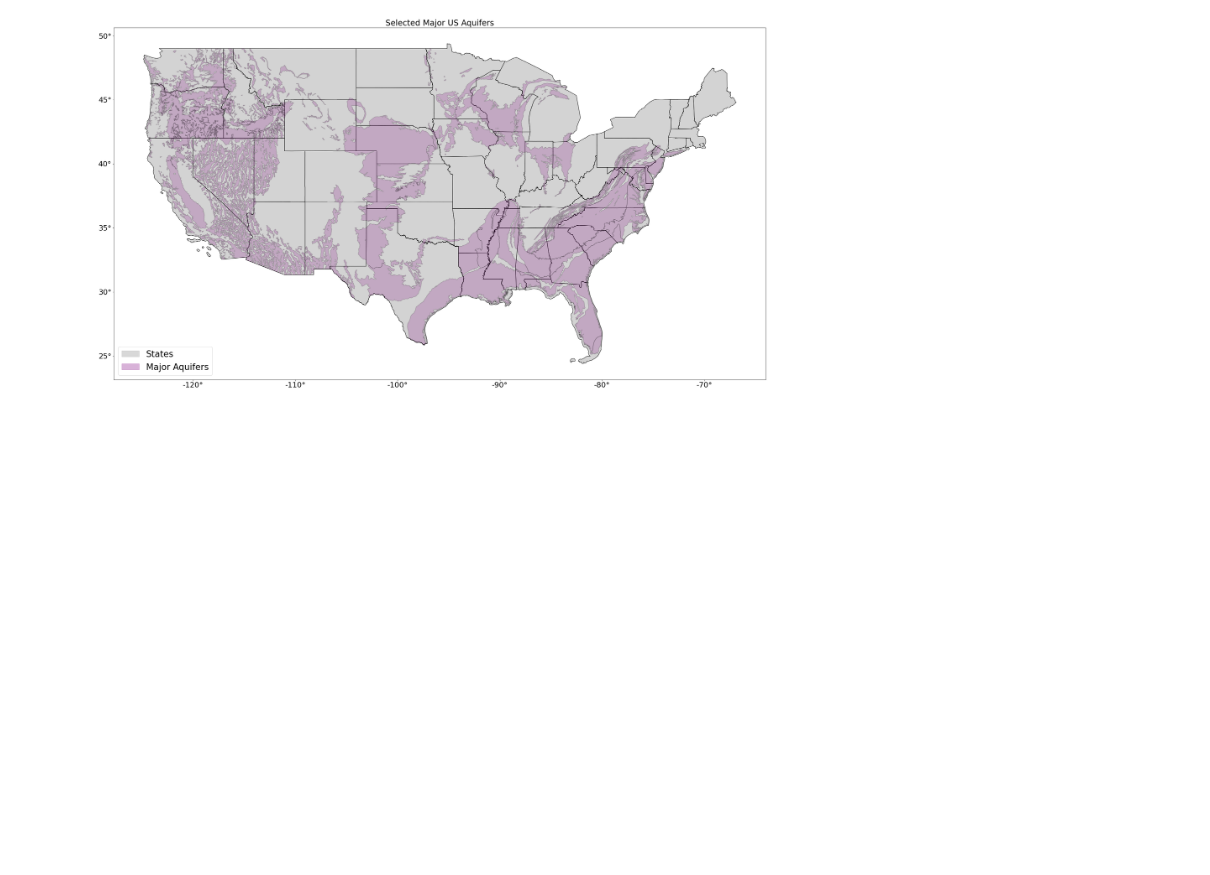
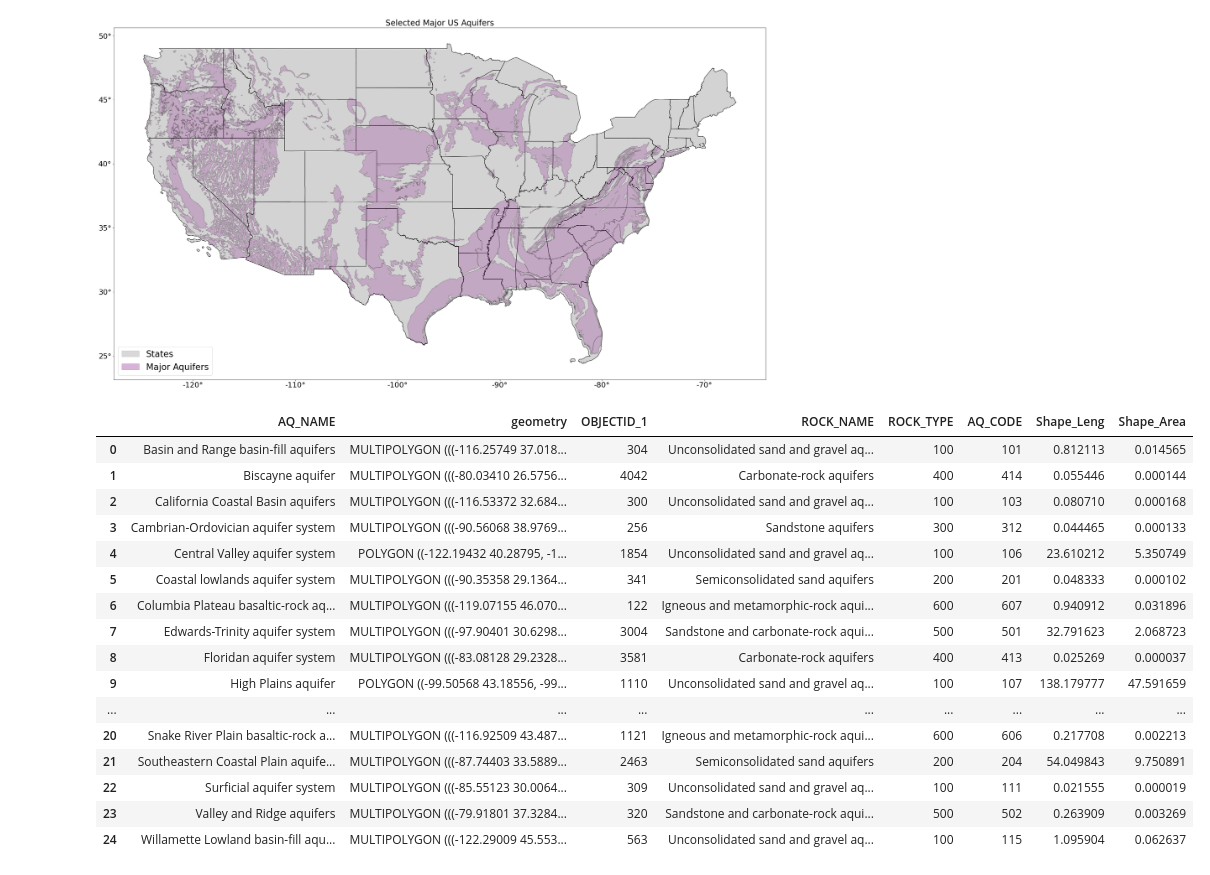
Before and after one commit to kondris/HighMagFlows_EPA_Project, a Jupyter notebook: usgs_aq_selection.ipynb, the cells around one changed output. Drawn from its saved outputs; the diff is of its cells as text; code cells hidden in the pictures; blank space fills up the shorter version.

```diff
--- a/usgs_aq_selection.ipynb
+++ b/usgs_aq_selection.ipynb
@@ -87,7 +88,8 @@ selected_aq_list = ['High Plains aquifer',
                 'Lower Cretaceous aquifers']
 # %%
 aq_usgs_selected = aq_usgs.loc[aq_usgs['AQ_NAME'].isin(selected_aq_list)]
-#aq_usgs_selected.to_file('ShapeFiles/Aquifers_USGS_25', driver='ESRI Shapefile')
+aq_usgs_selected = aq_usgs_selected.dissolve(by='AQ_NAME', as_index=False)
+aq_usgs_selected.to_file('ShapeFiles/Aquifers_USGS_25', driver='ESRI Shapefile')
 # %% [markdown]
 ### Plot aquifers and lower48
 # %%
@@ -147,3 +149,23 @@ if save_img:
     fn.save_plot_as_image(img_path, overwrite)
 # %% [output]
 [figure]
+# %%
+aq_usgs_selected
+# %% [output]
+|  | AQ_NAME | geometry | OBJECTID_1 | ROCK_NAME | ROCK_TYPE | AQ_CODE | Shape_Leng | Shape_Area |
+| 0 | Basin and Range basin-fill aquifers | MULTIPOLYGON (((-116.25749 37.018... | 304 | Unconsolidated sand and gravel aq... | 100 | 101 | 0.812113 | 0.014565 |
+| 1 | Biscayne aquifer | MULTIPOLYGON (((-80.03410 26.5756... | 4042 | Carbonate-rock aquifers | 400 | 414 | 0.055446 | 0.000144 |
+| 2 | California Coastal Basin aquifers | MULTIPOLYGON (((-116.53372 32.684... | 300 | Unconsolidated sand and gravel aq... | 100 | 103 | 0.080710 | 0.000168 |
+| 3 | Cambrian-Ordovician aquifer system | MULTIPOLYGON (((-90.56068 38.9769... | 256 | Sandstone aquifers | 300 | 312 | 0.044465 | 0.000133 |
+| 4 | Central Valley aquifer system | POLYGON ((-122.19432 40.28795, -1... | 1854 | Unconsolidated sand and gravel aq... | 100 | 106 | 23.610212 | 5.350749 |
+| 5 | Coastal lowlands aquifer system | MULTIPOLYGON (((-90.35358 29.1364... | 341 | Semiconsolidated sand aquifers | 200 | 201 | 0.048333 | 0.000102 |
+| 6 | Columbia Plateau basaltic-rock aq... | MULTIPOLYGON (((-119.07155 46.070... | 122 | Igneous and metamorphic-rock aqui... | 600 | 607 | 0.940912 | 0.031896 |
+| 7 | Edwards-Trinity aquifer system | MULTIPOLYGON (((-97.90401 30.6298... | 3004 | Sandstone and carbonate-rock aqui... | 500 | 501 | 32.791623 | 2.068723 |
+| 8 | Floridan aquifer system | MULTIPOLYGON (((-83.08128 29.2328... | 3581 | Carbonate-rock aquifers | 400 | 413 | 0.025269 | 0.000037 |
+| 9 | High Plains aquifer | POLYGON ((-99.50568 43.18556, -99... | 1110 | Unconsolidated sand and gravel aq... | 100 | 107 | 138.179777 | 47.591659 |
+| ... | ... | ... | ... | ... | ... | ... | ... | ... |
+| 20 | Snake River Plain basaltic-rock a... | MULTIPOLYGON (((-116.92509 43.487... | 1121 | Igneous and metamorphic-rock aqui... | 600 | 606 | 0.217708 | 0.002213 |
+| 21 | Southeastern Coastal Plain aquife... | MULTIPOLYGON (((-87.74403 33.5889... | 2463 | Semiconsolidated sand aquifers | 200 | 204 | 54.049843 | 9.750891 |
+| 22 | Surficial aquifer system | MULTIPOLYGON (((-85.55123 30.0064... | 309 | Unconsolidated sand and gravel aq... | 100 | 111 | 0.021555 | 0.000019 |
+| 23 | Valley and Ridge aquifers | MULTIPOLYGON (((-79.91801 37.3284... | 320 | Sandstone and carbonate-rock aqui... | 500 | 502 | 0.263909 | 0.003269 |
+| 24 | Willamette Lowland basin-fill aqu... | MULTIPOLYGON (((-122.29009 45.553... | 563 | Unconsolidated sand and gravel aq... | 100 | 115 | 1.095904 | 0.062637 |
```
Also changed, not shown: parts of 1 cell of this notebook, 24 other files.
